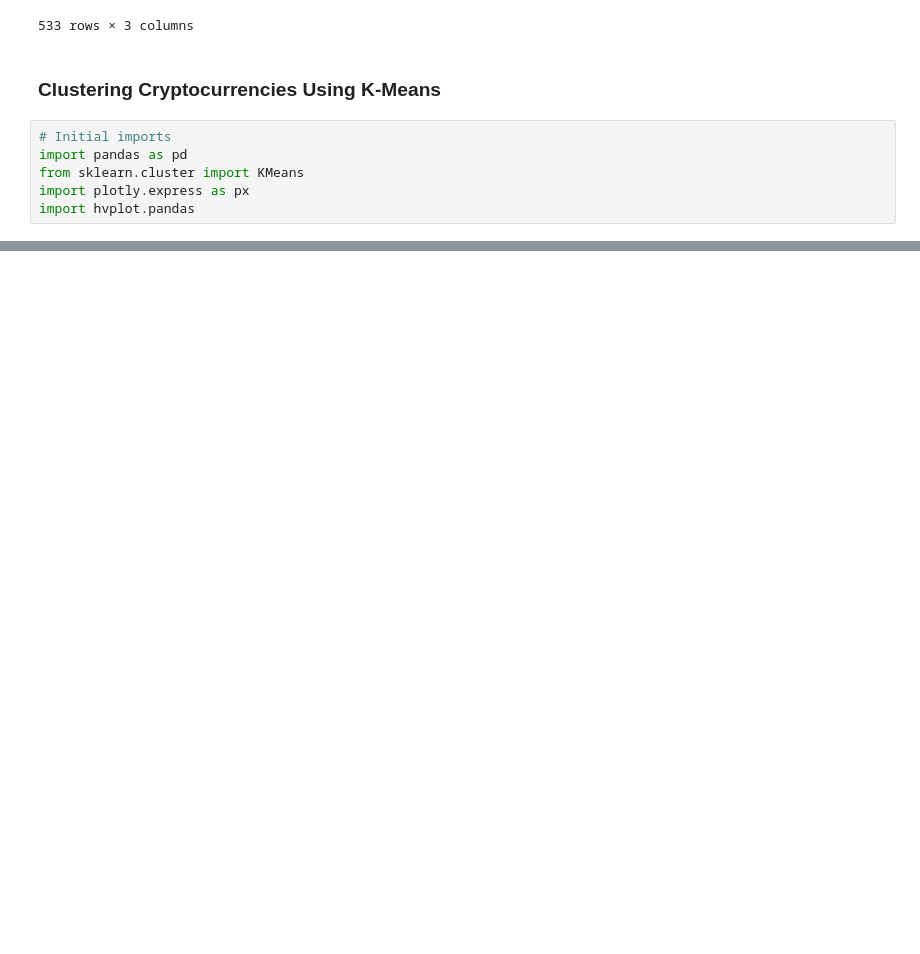
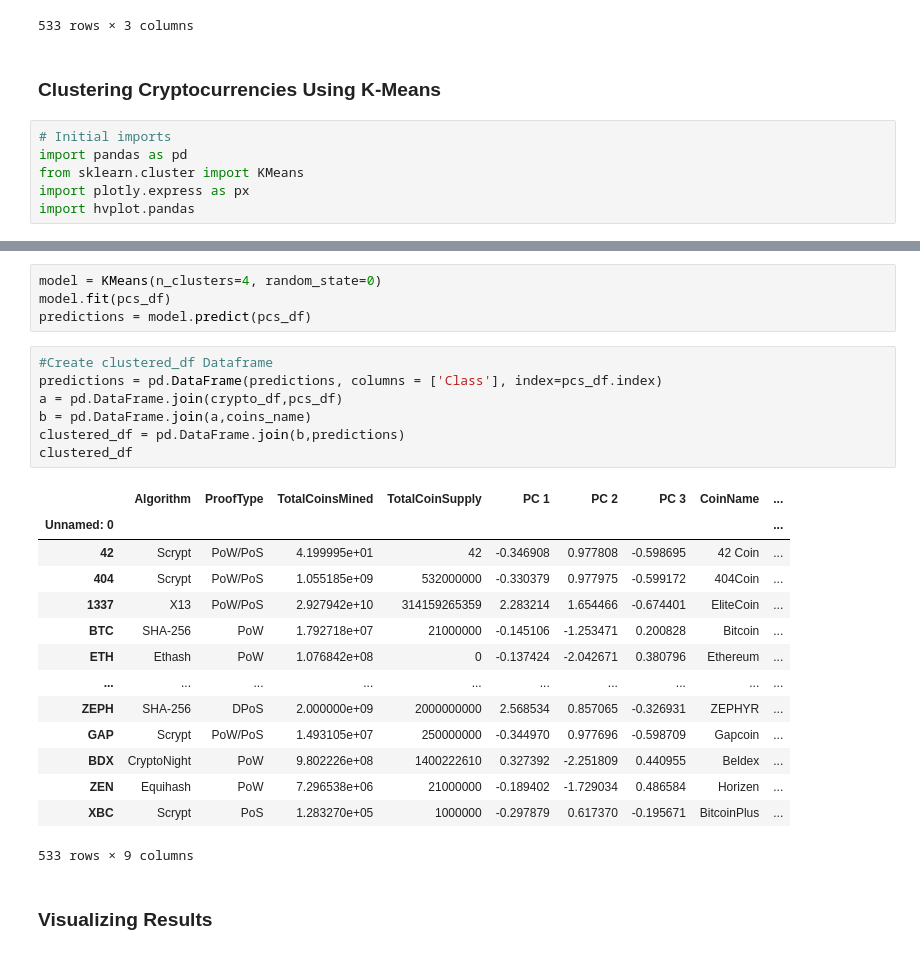
Before and after one commit to jaychung0809/jay_chung_Challenge18, a Jupyter notebook: Cryptocurrency.ipynb, the cells around one changed output, grey strips where cells are left out. Cells and saved outputs as stored; diff of their text form; blank space fills up the shorter version.

```diff
--- a/Cryptocurrency.ipynb
+++ b/Cryptocurrency.ipynb
@@ -149,3 +141,31 @@ df_elbow = pd.DataFrame(elbow_data)
 df_elbow.hvplot.line(x="k", y="inertia", title="Elbow Curve", xticks=k)
 # %% [output]
 [interactive output not drawn]
+# %%
+model = KMeans(n_clusters=4, random_state=0)
+model.fit(pcs_df)
+predictions = model.predict(pcs_df)
+# %%
+#Create clustered_df Dataframe
+predictions = pd.DataFrame(predictions, columns = ['Class'], index=pcs_df.index)
+a = pd.DataFrame.join(crypto_df,pcs_df)
+b = pd.DataFrame.join(a,coins_name)
+clustered_df = pd.DataFrame.join(b,predictions)
+clustered_df
+# %% [output]
+|  | Algorithm | ProofType | TotalCoinsMined | TotalCoinSupply | PC 1 | PC 2 | PC 3 | CoinName | ... |
+| Unnamed: 0 |  |  |  |  |  |  |  |  | ... |
+| 42 | Scrypt | PoW/PoS | 4.199995e+01 | 42 | -0.346908 | 0.977808 | -0.598695 | 42 Coin | ... |
+| 404 | Scrypt | PoW/PoS | 1.055185e+09 | 532000000 | -0.330379 | 0.977975 | -0.599172 | 404Coin | ... |
+| 1337 | X13 | PoW/PoS | 2.927942e+10 | 314159265359 | 2.283214 | 1.654466 | -0.674401 | EliteCoin | ... |
+| BTC | SHA-256 | PoW | 1.792718e+07 | 21000000 | -0.145106 | -1.253471 | 0.200828 | Bitcoin | ... |
+| ETH | Ethash | PoW | 1.076842e+08 | 0 | -0.137424 | -2.042671 | 0.380796 | Ethereum | ... |
+| ... | ... | ... | ... | ... | ... | ... | ... | ... | ... |
+| ZEPH | SHA-256 | DPoS | 2.000000e+09 | 2000000000 | 2.568534 | 0.857065 | -0.326931 | ZEPHYR | ... |
+| GAP | Scrypt | PoW/PoS | 1.493105e+07 | 250000000 | -0.344970 | 0.977696 | -0.598709 | Gapcoin | ... |
+| BDX | CryptoNight | PoW | 9.802226e+08 | 1400222610 | 0.327392 | -2.251809 | 0.440955 | Beldex | ... |
+| ZEN | Equihash | PoW | 7.296538e+06 | 21000000 | -0.189402 | -1.729034 | 0.486584 | Horizen | ... |
+| XBC | Scrypt | PoS | 1.283270e+05 | 1000000 | -0.297879 | 0.617370 | -0.195671 | BitcoinPlus | ... |
+533 rows × 9 columns
+# %% [markdown]
+### Visualizing Results
```
Also changed, not shown: parts of 10 cells of this notebook.
